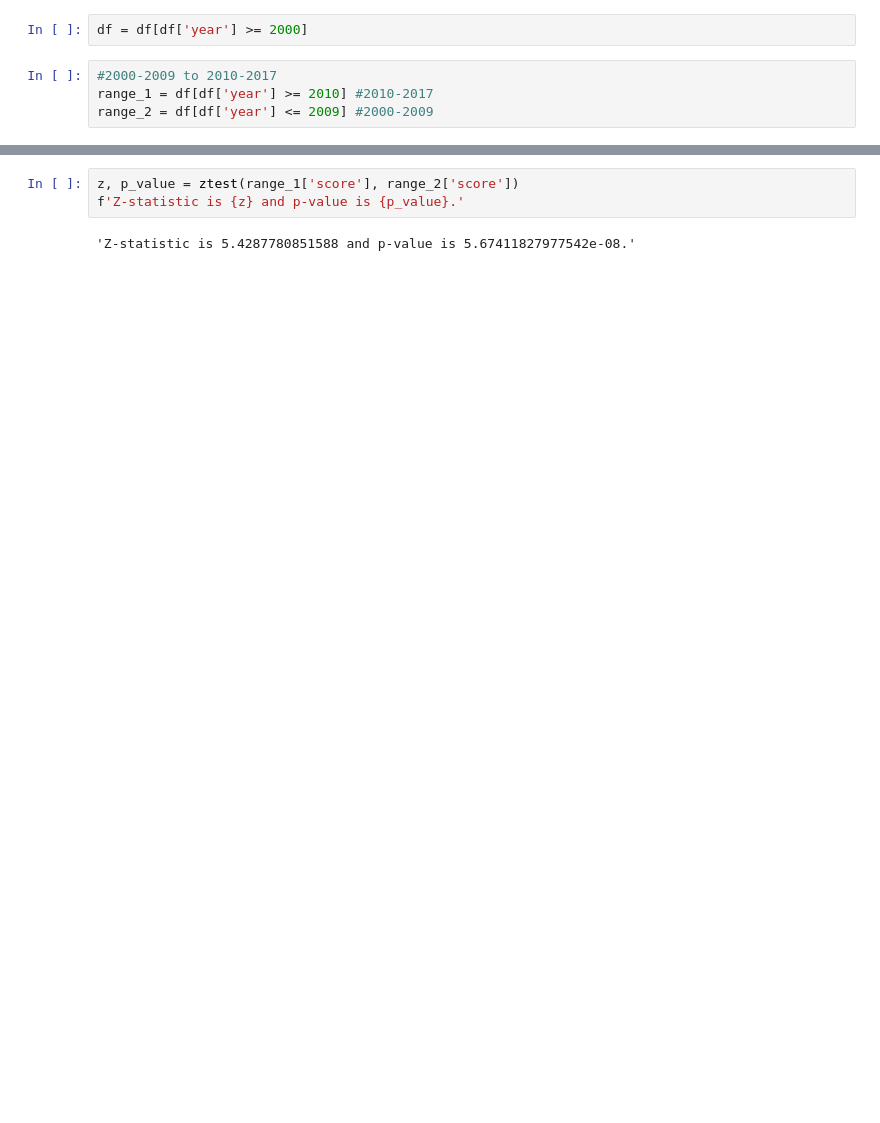
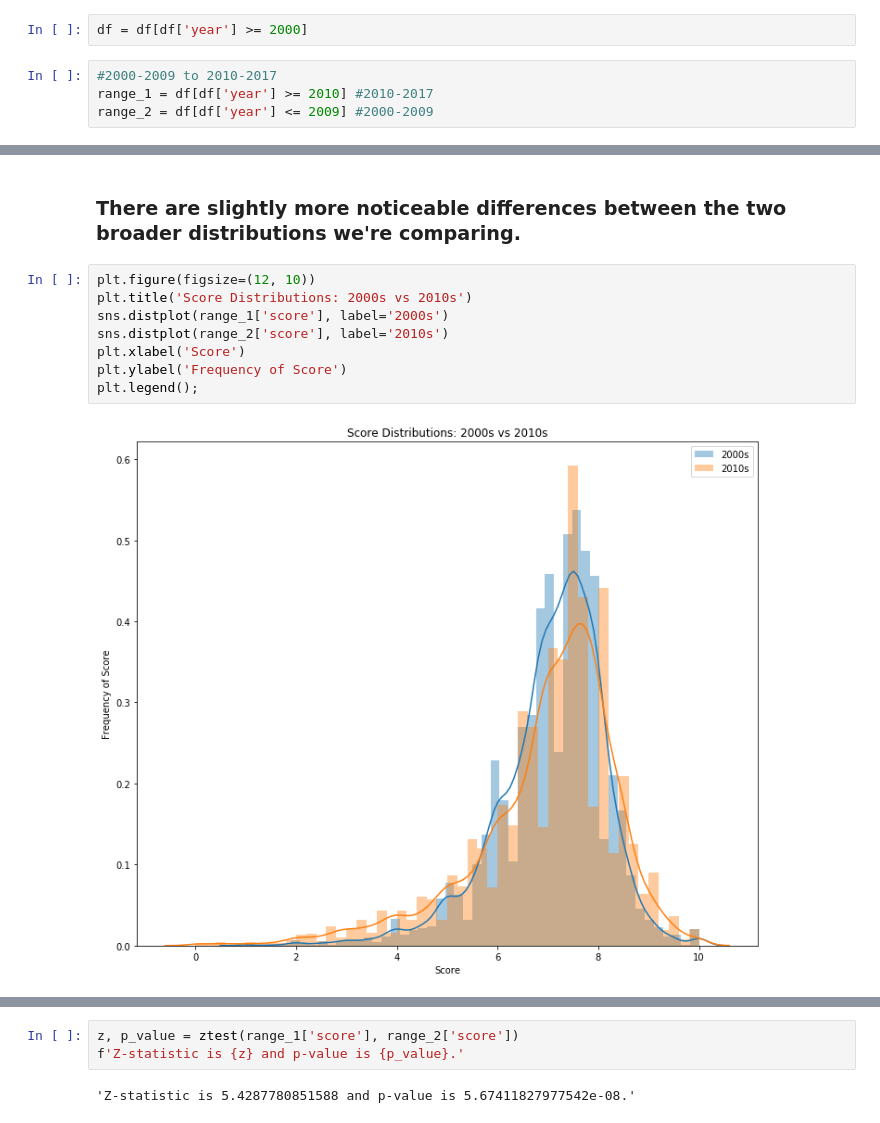
Before and after one commit to worldyne/module2_final_project, a Jupyter notebook: scores_over_time.ipynb, the cells around one changed output, grey strips where cells are left out. Drawn from its saved outputs; the diff is of its cells as text; blank space fills up the shorter version.

```diff
--- a/scores_over_time.ipynb
+++ b/scores_over_time.ipynb
@@ -83,0 +109,12 @@ year_scores
+# %% [markdown]
+### There are slightly more noticeable differences between the two broader distributions we're comparing.
+# %%
+plt.figure(figsize=(12, 10))
+plt.title('Score Distributions: 2000s vs 2010s')
+sns.distplot(range_1['score'], label='2000s')
+sns.distplot(range_2['score'], label='2010s')
+plt.xlabel('Score')
+plt.ylabel('Frequency of Score')
+plt.legend();
+# %% [output]
+[figure, added]
```
Also changed, not shown: parts of 28 cells of this notebook.
